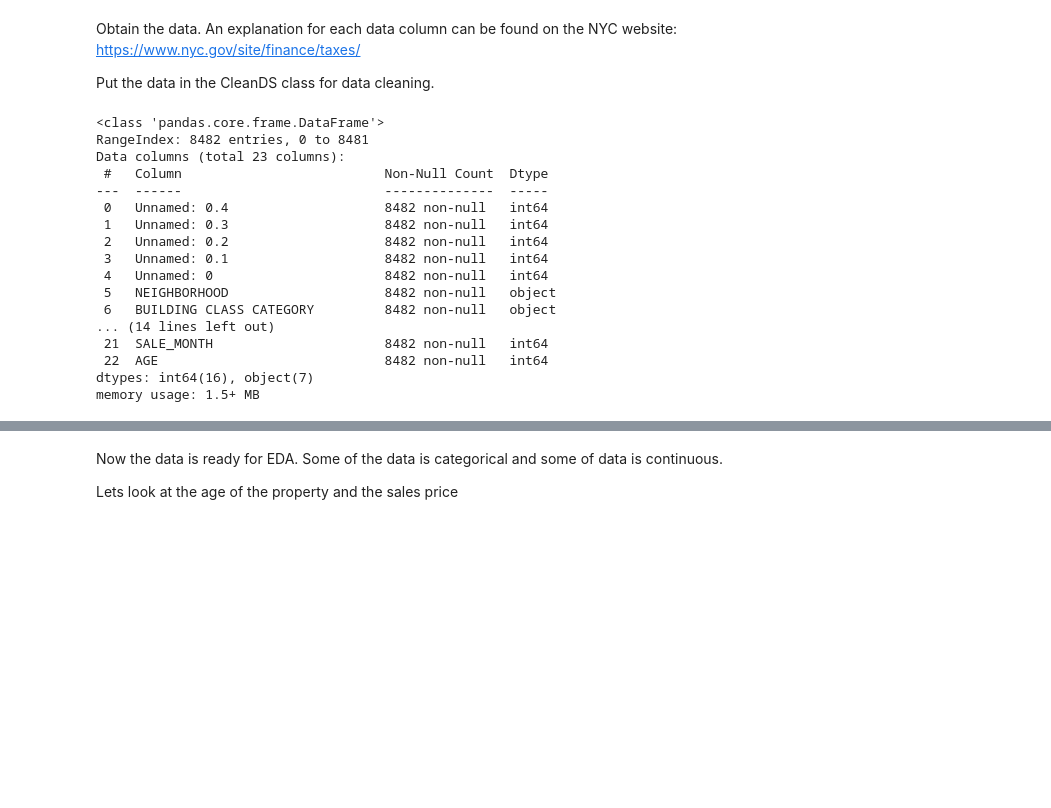
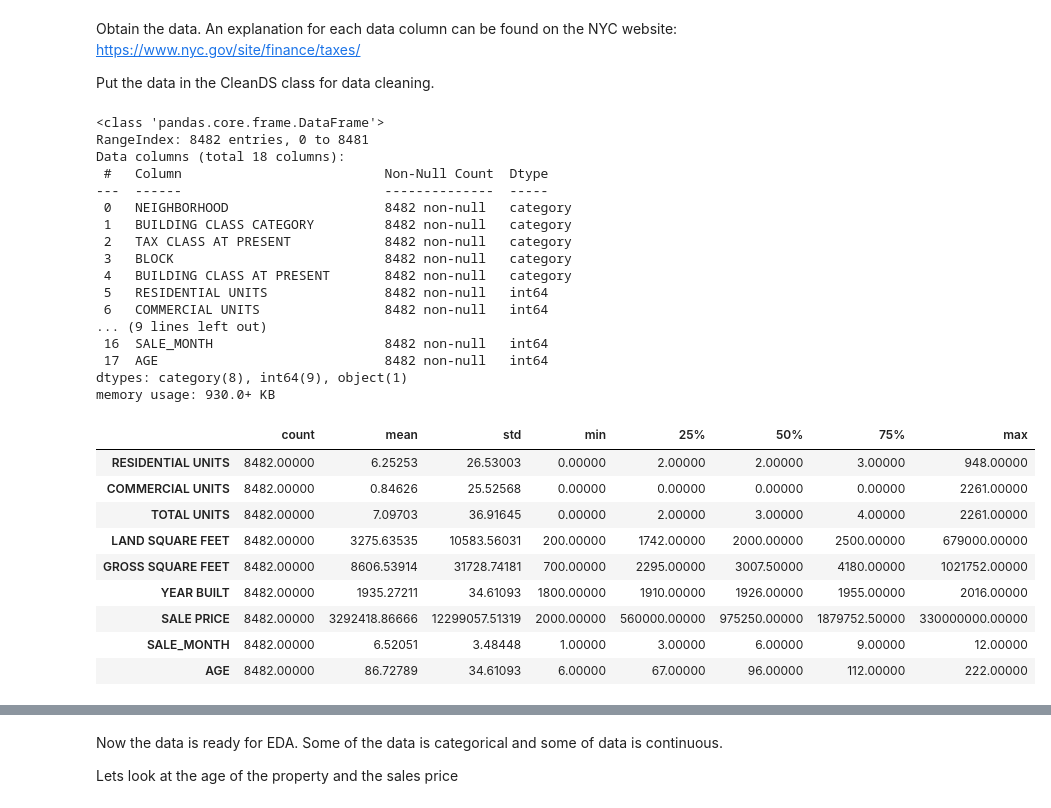
Before and after one commit to arame/MagnimindTask1, a Jupyter notebook: Task1_eda.ipynb, the cells around one changed output, grey strips where cells are left out. Saved outputs shown, nothing was run; the diff lists cells and outputs as text; code cells hidden in the pictures; blank space fills up the shorter version.

```diff
--- a/Task1_eda.ipynb
+++ b/Task1_eda.ipynb
@@ -12,33 +12,51 @@ from pathlib import Path
 Obtain the data. An explanation for each data column can be found on the NYC website: https://www.nyc.gov/site/finance/taxes/
 
 Put the data in the CleanDS class for data cleaning.
-# %%
-
-file_path = "Files\\"
-dataset_name = "cleaned_nyc-rolling-sales.csv"
-path = file_path + dataset_name
-df_housing = pd.read_csv(path, header=0)
-hue_order= ["Bronx", "Brooklyn", "Manhattan", "Queens", "Staten Island"]
-df_housing.head()
-df_housing.info()
-# %% [output]
-<class 'pandas.core.frame.DataFrame'>
-RangeIndex: 8482 entries, 0 to 8481
-Data columns (total 23 columns):
- #   Column                          Non-Null Count  Dtype
----  ------                          --------------  -----
- 0   Unnamed: 0.4                    8482 non-null   int64
- 1   Unnamed: 0.3                    8482 non-null   int64
- 2   Unnamed: 0.2                    8482 non-null   int64
- 3   Unnamed: 0.1                    8482 non-null   int64
- 4   Unnamed: 0                      8482 non-null   int64
- 5   NEIGHBORHOOD                    8482 non-null   object
- 6   BUILDING CLASS CATEGORY         8482 non-null   object
-... (14 lines left out)
- 21  SALE_MONTH                      8482 non-null   int64
- 22  AGE                             8482 non-null   int64
-dtypes: int64(16), object(7)
-memory usage: 1.5+ MB
+# %%
+
+file_path = "Files\\"
+dataset_name = "cleaned_nyc-rolling-sales.csv"
+path = file_path + dataset_name
+df_housing = pd.read_csv(path, header=0)
+delete_coloumns = ['Unnamed: 0', 'Unnamed: 0.1', 'Unnamed: 0.2', 'Unnamed: 0.3', 'Unnamed: 0.4', 'Unnamed: 0.5']
+df_housing.drop(delete_coloumns, axis=1, inplace=True)
+hue_order= ["Bronx", "Brooklyn", "Manhattan", "Queens", "Staten Island"]
+col_names = ['NEIGHBORHOOD', 'BUILDING CLASS CATEGORY', 'TAX CLASS AT PRESENT',
+       'BUILDING CLASS AT PRESENT', 'BUILDING CLASS AT TIME OF SALE', "BOROUGH_NAME",
+       'BLOCK', 'TAX CLASS AT TIME OF SALE']
+
+for col_name in col_names:
+    df_housing[col_name] = df_housing[col_name].astype('category')
+df_housing.info()
+df_housing.describe().apply(lambda s: s.apply('{0:.5f}'.format)).transpose()
+# %% [output]
+<class 'pandas.core.frame.DataFrame'>
+RangeIndex: 8482 entries, 0 to 8481
+Data columns (total 18 columns):
+ #   Column                          Non-Null Count  Dtype
+---  ------                          --------------  -----
+ 0   NEIGHBORHOOD                    8482 non-null   category
+ 1   BUILDING CLASS CATEGORY         8482 non-null   category
+ 2   TAX CLASS AT PRESENT            8482 non-null   category
+ 3   BLOCK                           8482 non-null   category
+ 4   BUILDING CLASS AT PRESENT       8482 non-null   category
+ 5   RESIDENTIAL UNITS               8482 non-null   int64
+ 6   COMMERCIAL UNITS                8482 non-null   int64
+... (9 lines left out)
+ 16  SALE_MONTH                      8482 non-null   int64
+ 17  AGE                             8482 non-null   int64
+dtypes: category(8), int64(9), object(1)
+memory usage: 930.0+ KB
+|  | count | mean | std | min | 25% | 50% | 75% | max |
+| RESIDENTIAL UNITS | 8482.00000 | 6.25253 | 26.53003 | 0.00000 | 2.00000 | 2.00000 | 3.00000 | 948.00000 |
+| COMMERCIAL UNITS | 8482.00000 | 0.84626 | 25.52568 | 0.00000 | 0.00000 | 0.00000 | 0.00000 | 2261.00000 |
+| TOTAL UNITS | 8482.00000 | 7.09703 | 36.91645 | 0.00000 | 2.00000 | 3.00000 | 4.00000 | 2261.00000 |
+| LAND SQUARE FEET | 8482.00000 | 3275.63535 | 10583.56031 | 200.00000 | 1742.00000 | 2000.00000 | 2500.00000 | 679000.00000 |
+| GROSS SQUARE FEET | 8482.00000 | 8606.53914 | 31728.74181 | 700.00000 | 2295.00000 | 3007.50000 | 4180.00000 | 1021752.00000 |
+| YEAR BUILT | 8482.00000 | 1935.27211 | 34.61093 | 1800.00000 | 1910.00000 | 1926.00000 | 1955.00000 | 2016.00000 |
+| SALE PRICE | 8482.00000 | 3292418.86666 | 12299057.51319 | 2000.00000 | 560000.00000 | 975250.00000 | 1879752.50000 | 330000000.00000 |
+| SALE_MONTH | 8482.00000 | 6.52051 | 3.48448 | 1.00000 | 3.00000 | 6.00000 | 9.00000 | 12.00000 |
+| AGE | 8482.00000 | 86.72789 | 34.61093 | 6.00000 | 67.00000 | 96.00000 | 112.00000 | 222.00000 |
 # %%
 output_path = f'{file_path}/cleaned_nyc-rolling-sales.csv'
 if os.path.exists(output_path):
```
Also changed, not shown: parts of 2 cells of this notebook.
